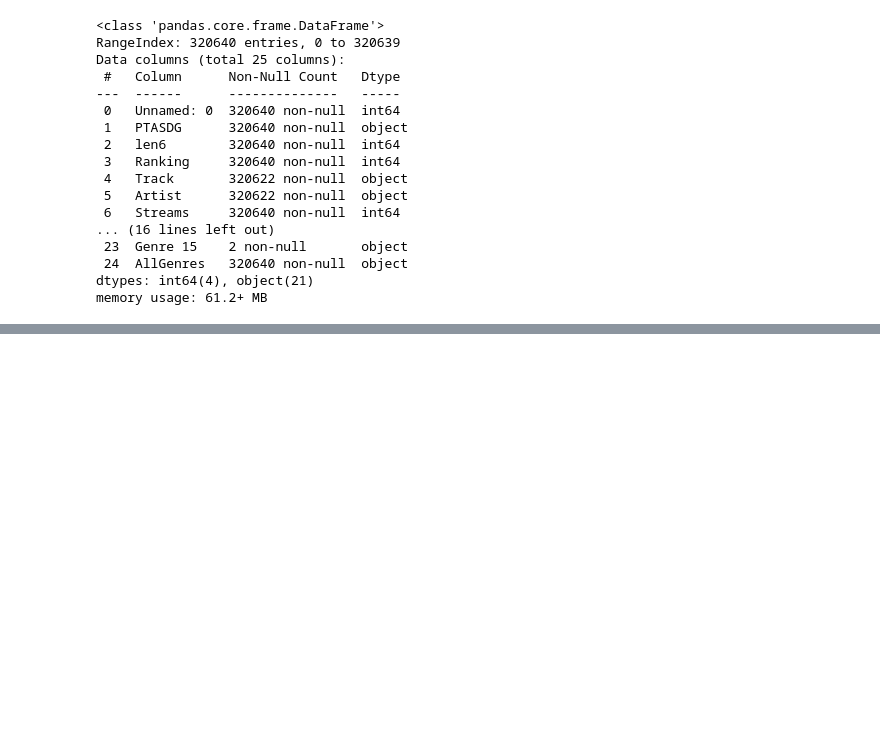
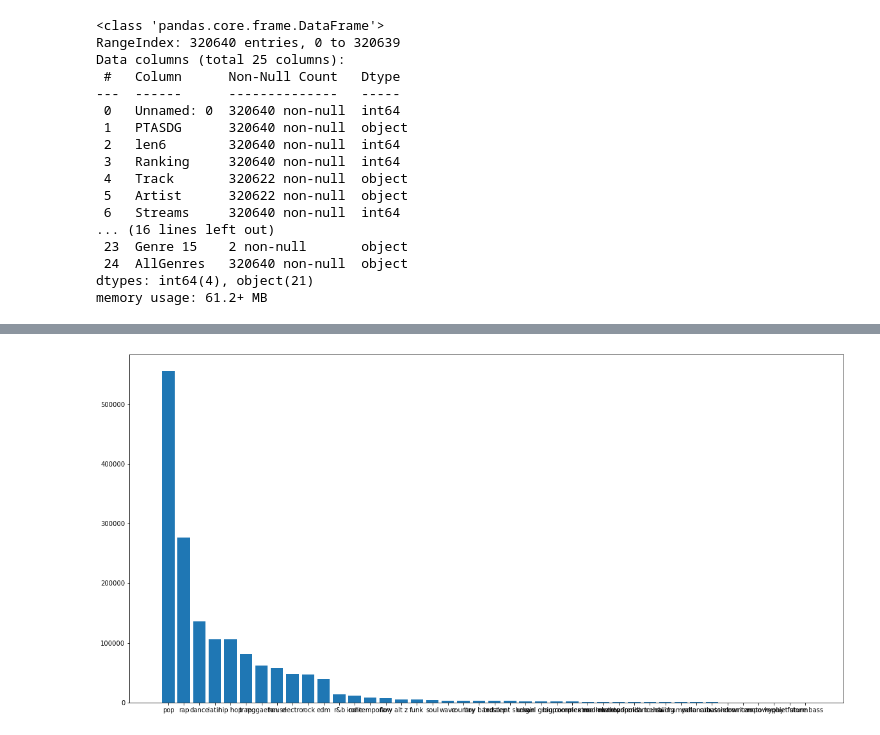
Before and after one commit to StavrosTs/Project-EDA---Spotify, a Jupyter notebook: Analysis/Analysis Process.ipynb, the cells around one changed output, grey strips where cells are left out. Saved outputs shown, nothing was run; the diff lists cells and outputs as text; code cells hidden in the pictures; blank space fills up the shorter version.

```diff
--- a/Analysis/Analysis Process.ipynb
+++ b/Analysis/Analysis Process.ipynb
@@ -40,0 +68,3 @@ memory usage: 61.2+ MB
+# %%
+genres_list = []
+data_sp['AllGenres'].apply(lambda x : [genres_list.append(y) for y in x])
@@ -40,0 +84,5 @@ memory usage: 61.2+ MB
+# %%
+analysis_list= ['pop','r&b','dance','house','edm','electro','trap','rap','funk','hip hop','rock','latin','talent show',
+              'moombahton','aussietronica','boy band','reggaeton','girl group','hyphy','soul','contemporary','urban','flow',
+              'champeta','vallenato','wave','alt z','downtempo','indie','cubaton','new french touch','neo mellow','big room',
+             'motown','quiet storm','dancehall','future bass','brostep','complextro','metropopolis','swing','country']
@@ -40,0 +129,11 @@ memory usage: 61.2+ MB
+# %%
+
+lists = sorted(analysis_dict.items(), key=lambda kv: kv[1], reverse=True)
+
+x, y = zip(*lists)
+
+plt.figure(figsize=(20,10))
+plt.bar(x, y)
+plt.show()
+# %% [output]
+[figure, added]
```
Also changed, not shown: parts of 14 cells of this notebook.
